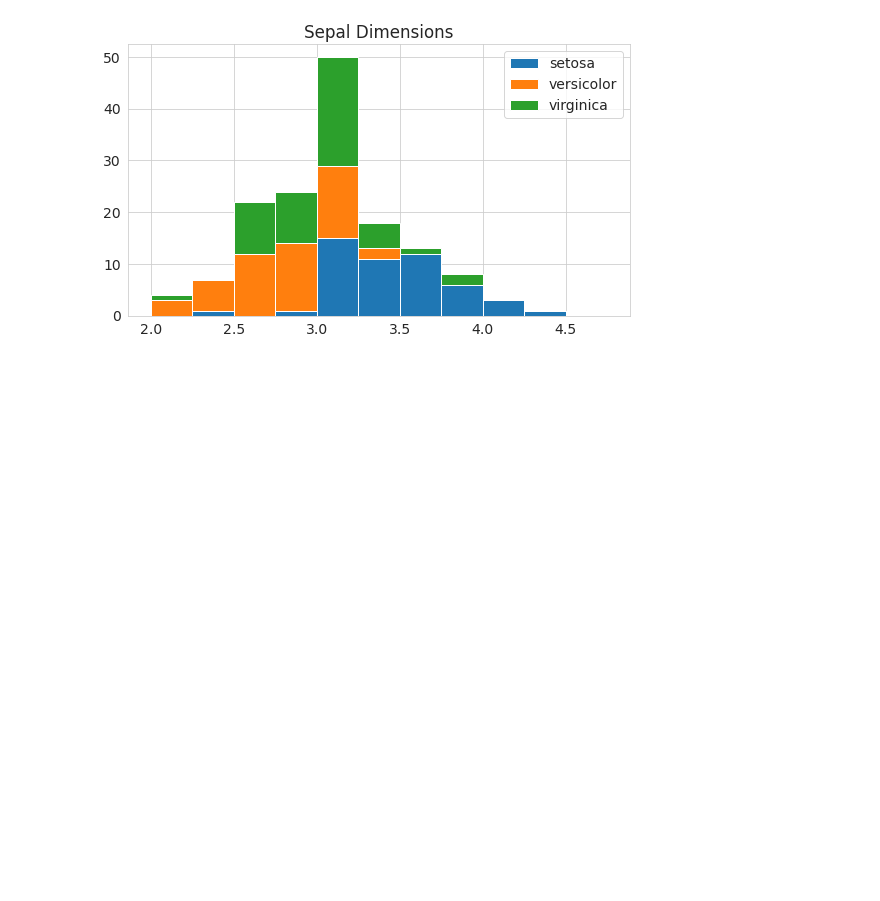
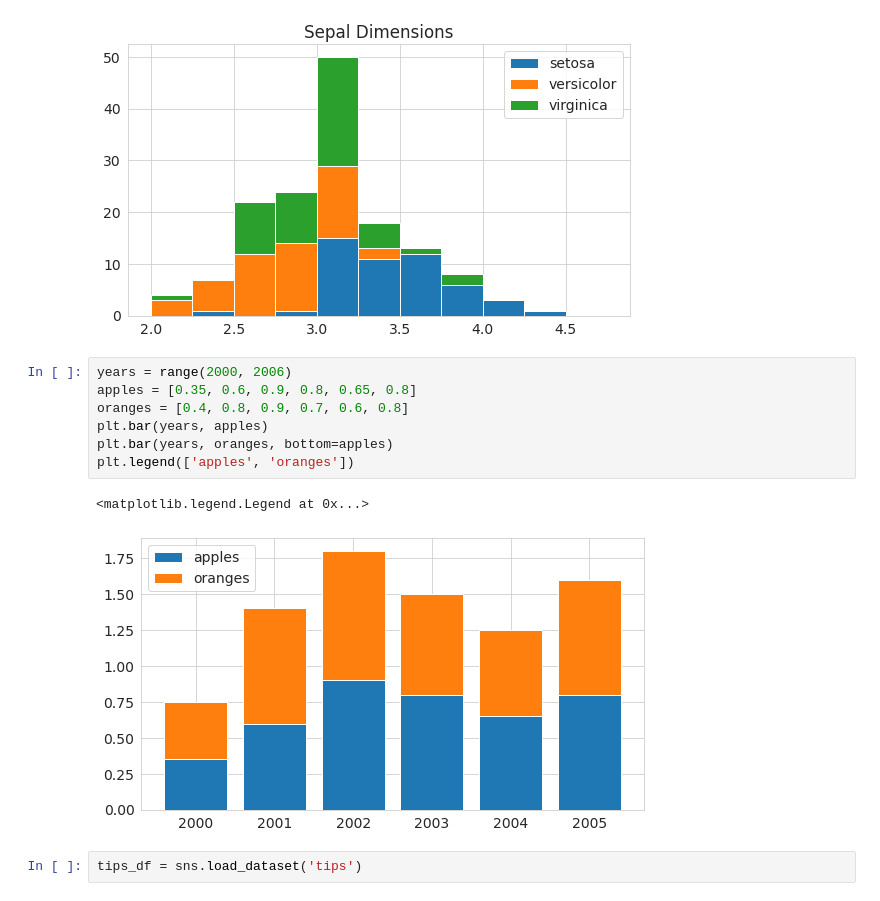
Before and after one commit to imshiv-10/Numerical-libraries, a Jupyter notebook: matplotLib_Numerical.ipynb, the cells around one changed output. Drawn from its saved outputs; the diff is of its cells as text; blank space fills up the shorter version.

```diff
--- a/matplotLib_Numerical.ipynb
+++ b/matplotLib_Numerical.ipynb
@@ -192,3 +192,15 @@ plt.legend(['setosa', 'versicolor', 'virginica'])
 # %% [output]
 <matplotlib.legend.Legend at 0x...>
 [figure]
+# %%
+years = range(2000, 2006)
+apples = [0.35, 0.6, 0.9, 0.8, 0.65, 0.8]
+oranges = [0.4, 0.8, 0.9, 0.7, 0.6, 0.8]
+plt.bar(years, apples)
+plt.bar(years, oranges, bottom=apples)
+plt.legend(['apples', 'oranges'])
+# %% [output]
+<matplotlib.legend.Legend at 0x...>
+[figure, added]
+# %%
+tips_df = sns.load_dataset('tips')
```
Also changed, not shown: parts of 5 cells of this notebook.
